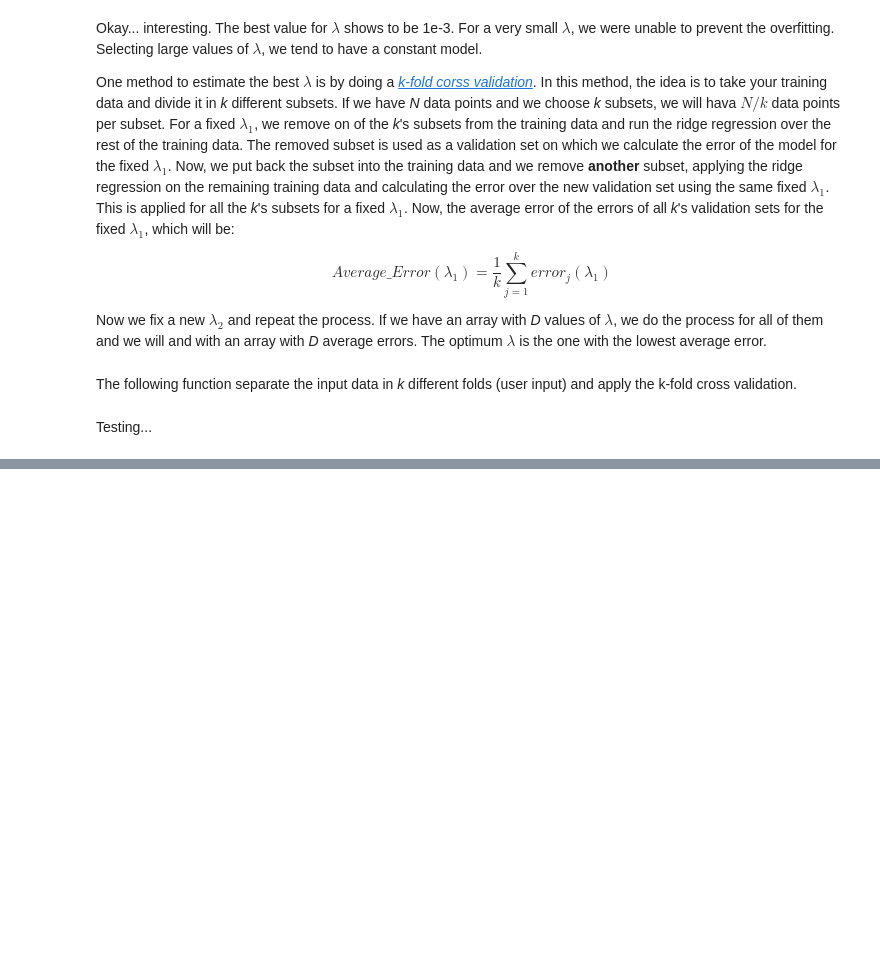
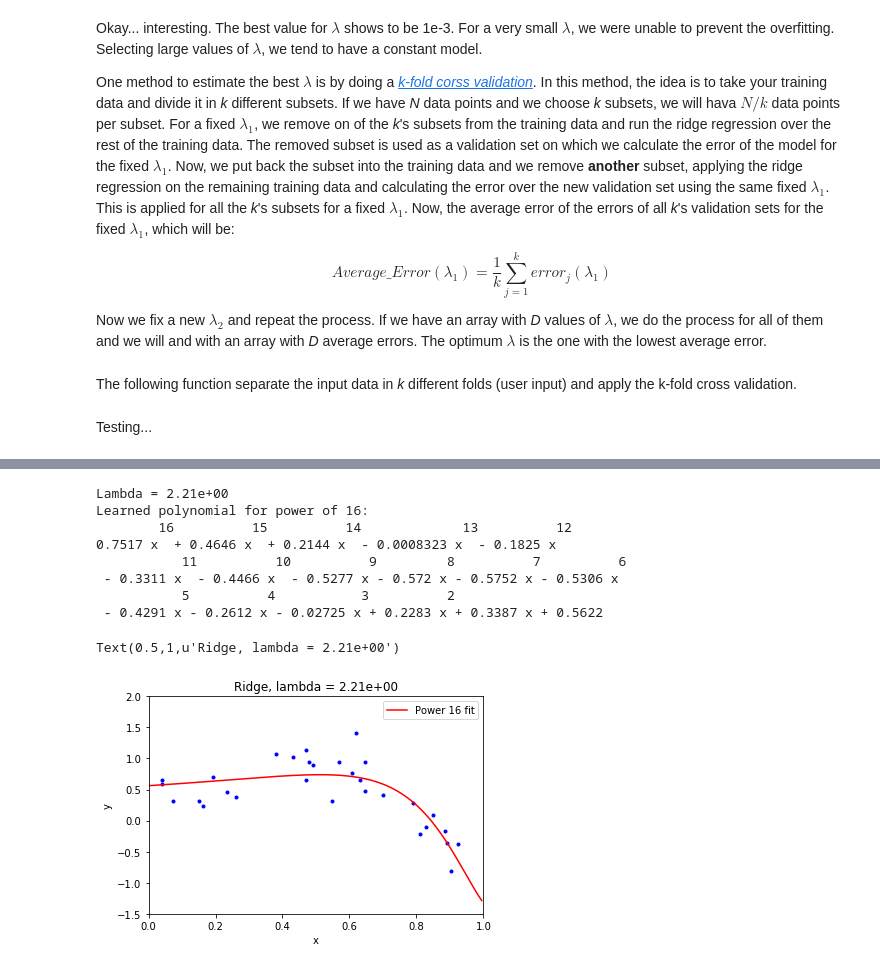
Before and after one commit to timcarytc/Machine-Learning, a Jupyter notebook: Polynomial_Regression/Polynomial_Regression.ipynb, the cells around one changed output, grey strips where cells are left out. Cells and saved outputs as stored; diff of their text form; code cells hidden in the pictures; blank space fills up the shorter version.

```diff
--- a/Polynomial_Regression/Polynomial_Regression.ipynb
+++ b/Polynomial_Regression/Polynomial_Regression.ipynb
@@ -598,0 +601,19 @@ plt.yscale('log')
+# %%
+model_best = ridge_regression(data, 16, l2_penalty = best_l2_penalty)
+print 'Lambda = %.2e' % best_l2_penalty
+print_coefficients(model_best)
+print '\n'
+plt.figure()
+plot_poly_predictions(data,model_best)
+plt.title('Ridge, lambda = %.2e' % best_l2_penalty)
+# %% [output]
+Lambda = 2.21e+00
+Learned polynomial for power of 16:
+        16          15          14             13          12
+0.7517 x  + 0.4646 x  + 0.2144 x  - 0.0008323 x  - 0.1825 x
+           11          10          9         8          7          6
+ - 0.3311 x  - 0.4466 x  - 0.5277 x - 0.572 x - 0.5752 x - 0.5306 x
+           5          4           3          2
+ - 0.4291 x - 0.2612 x - 0.02725 x + 0.2283 x + 0.3387 x + 0.5622
+Text(0.5,1,u'Ridge, lambda = 2.21e+00')
+[figure, added]
```
Also changed, not shown: parts of 22 cells of this notebook.
